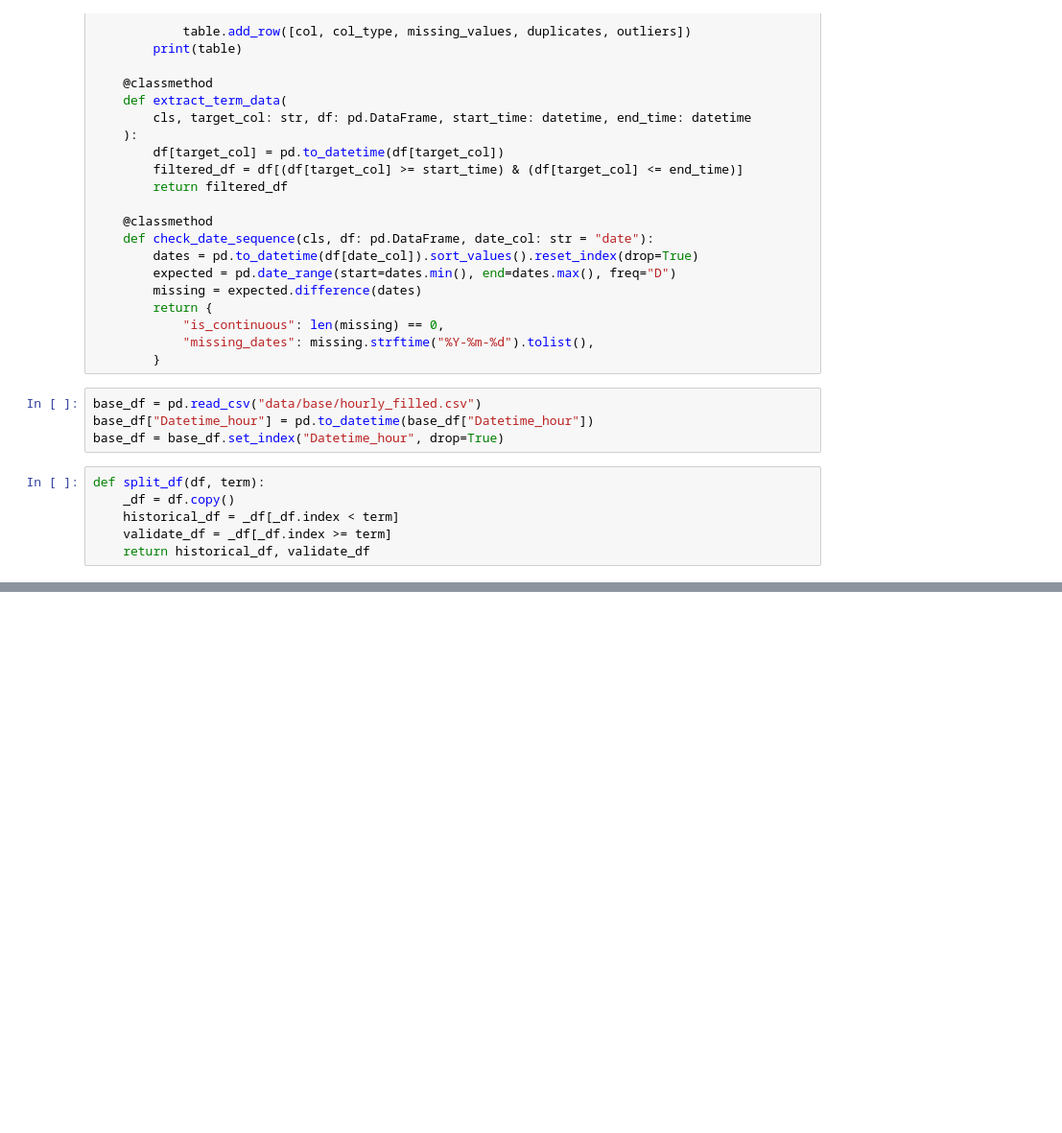
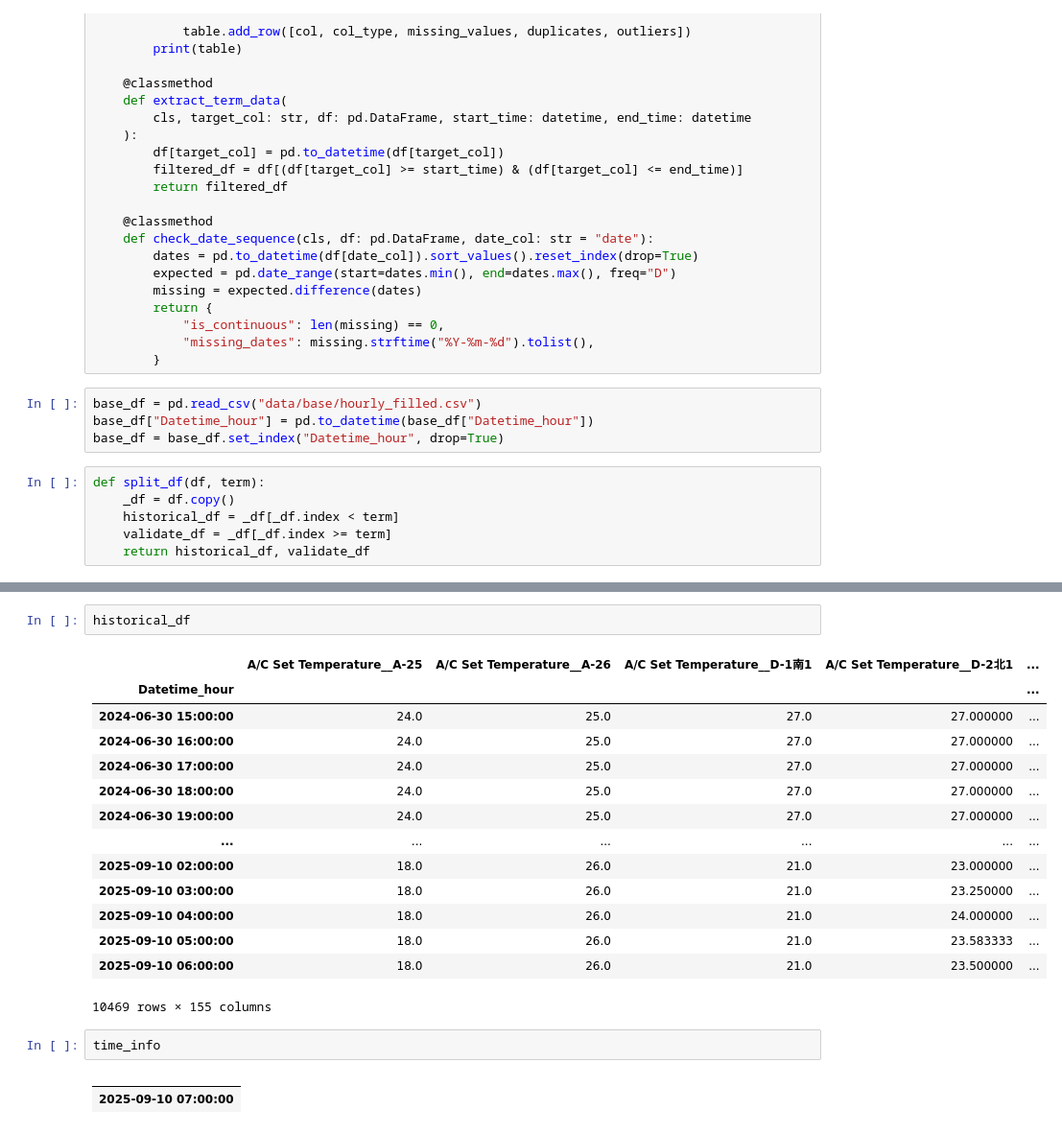
Before and after one commit to MENTERU/AIrux8_opti_logic_prod, a Jupyter notebook: services/airux8-optimize/notebooks/深層強化学習_下準備.ipynb, the cells around one changed output, grey strips where cells are left out. Shown at 96% size. Saved outputs shown, nothing was run; the diff lists cells and outputs as text; blank space fills up the shorter version.

```diff
--- a/services/airux8-optimize/notebooks/深層強化学習_下準備.ipynb
+++ b/services/airux8-optimize/notebooks/深層強化学習_下準備.ipynb
@@ -262,0 +291,22 @@ base_df
+# %%
+historical_df
+# %% [output]
+|  | A/C Set Temperature__A-25 | A/C Set Temperature__A-26 | A/C Set Temperature__D-1南1 | A/C Set Temperature__D-2北1 | ... |
+| Datetime_hour |  |  |  |  | ... |
+| 2024-06-30 15:00:00 | 24.0 | 25.0 | 27.0 | 27.000000 | ... |
+| 2024-06-30 16:00:00 | 24.0 | 25.0 | 27.0 | 27.000000 | ... |
+| 2024-06-30 17:00:00 | 24.0 | 25.0 | 27.0 | 27.000000 | ... |
+| 2024-06-30 18:00:00 | 24.0 | 25.0 | 27.0 | 27.000000 | ... |
+| 2024-06-30 19:00:00 | 24.0 | 25.0 | 27.0 | 27.000000 | ... |
+| ... | ... | ... | ... | ... | ... |
+| 2025-09-10 02:00:00 | 18.0 | 26.0 | 21.0 | 23.000000 | ... |
+| 2025-09-10 03:00:00 | 18.0 | 26.0 | 21.0 | 23.250000 | ... |
+| 2025-09-10 04:00:00 | 18.0 | 26.0 | 21.0 | 24.000000 | ... |
+| 2025-09-10 05:00:00 | 18.0 | 26.0 | 21.0 | 23.583333 | ... |
+| 2025-09-10 06:00:00 | 18.0 | 26.0 | 21.0 | 23.500000 | ... |
+10469 rows × 155 columns
+# %%
+time_info
+# %% [output]
+|  |
+| 2025-09-10 07:00:00 |
```
Also changed, not shown: parts of 8 cells of this notebook, 11 other files.
